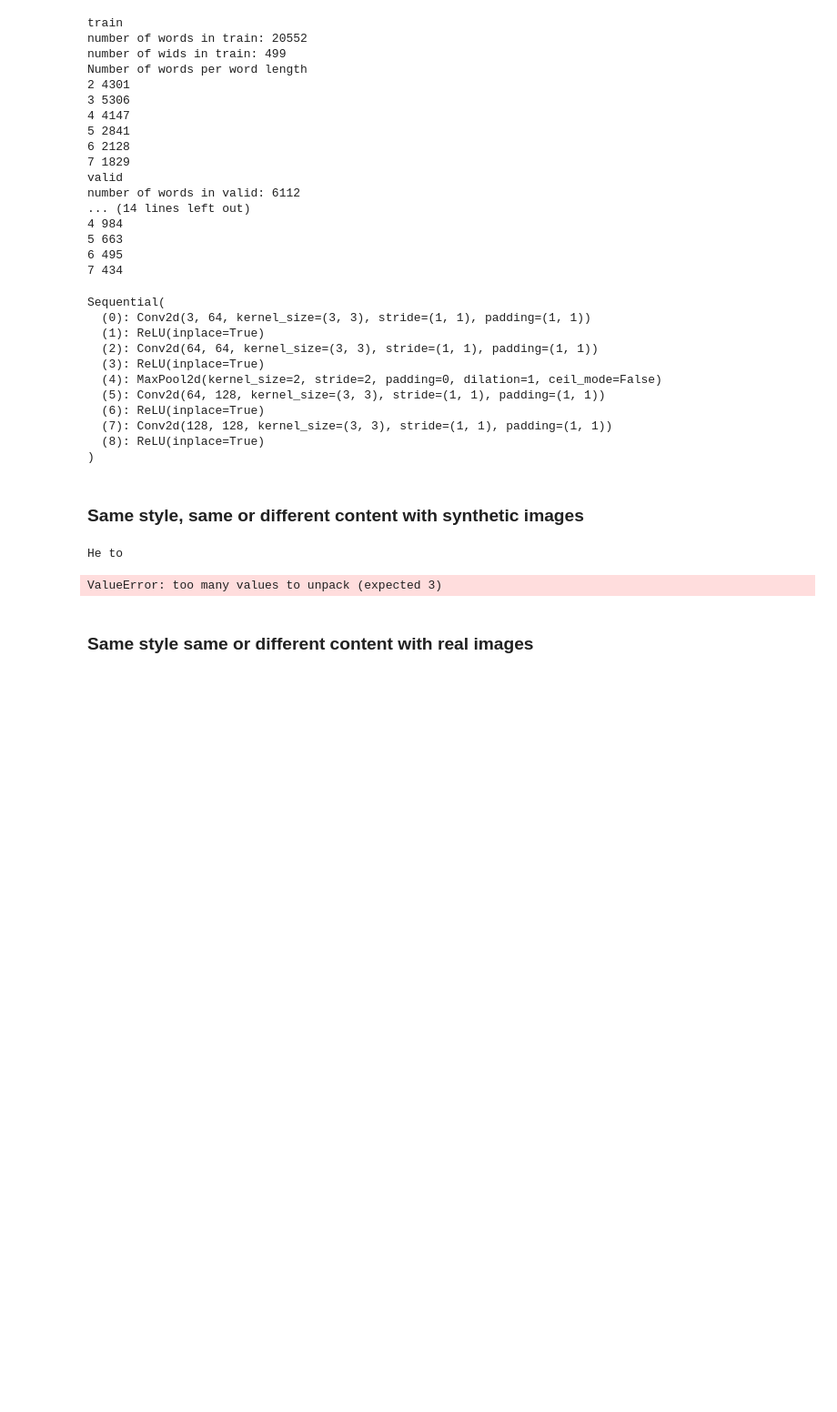
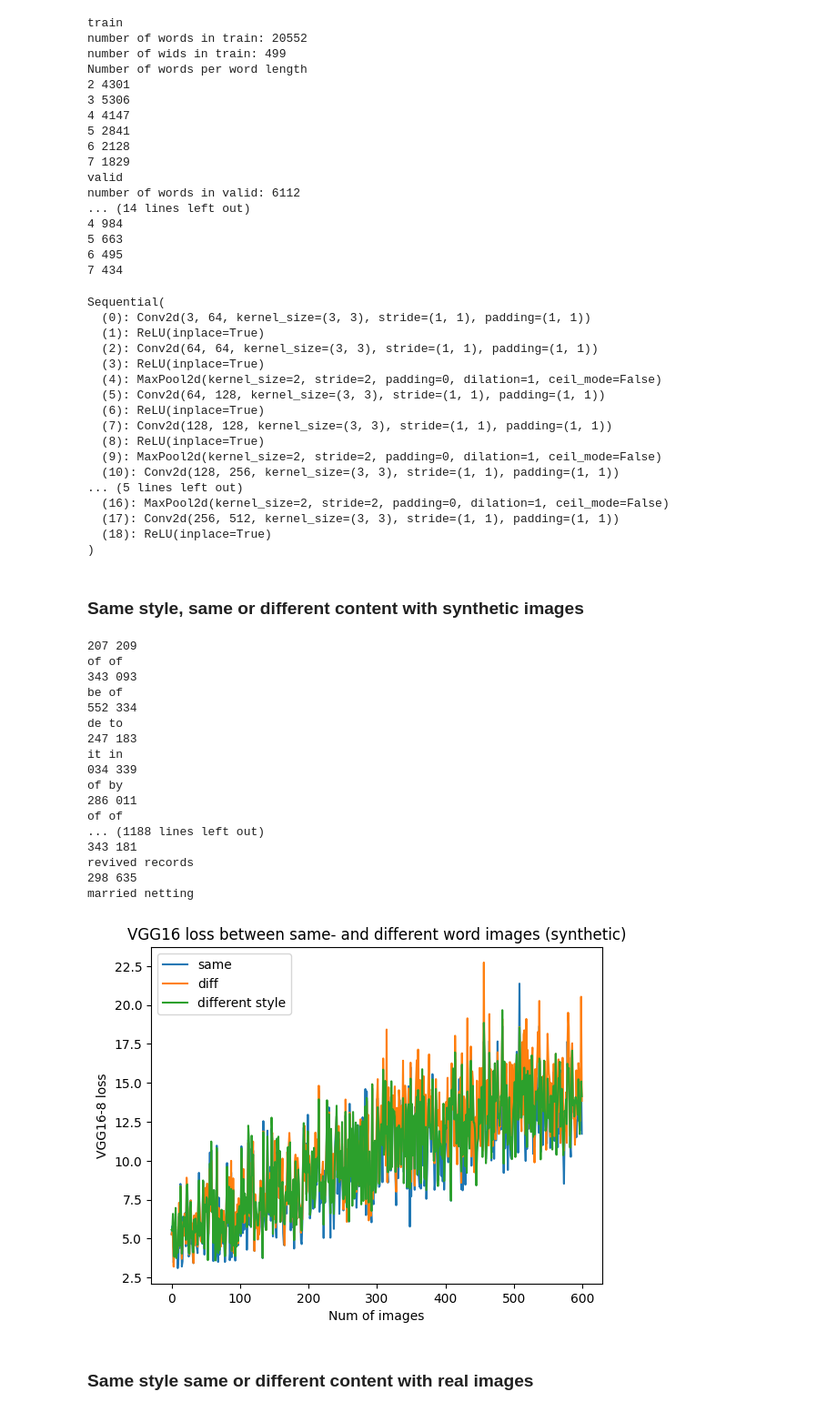
Before and after one commit to Lisa-dk/self-supervised-htr, a Jupyter notebook: small_experiments/style_exp.ipynb, the cells around one changed output. Shown at 91% size. Saved outputs shown, nothing was run; the diff lists cells and outputs as text; code cells hidden in the pictures; blank space fills up the shorter version.

```diff
--- a/small_experiments/style_exp.ipynb
+++ b/small_experiments/style_exp.ipynb
@@ -91,7 +91,7 @@ number of words in valid: 6112
 data_train = RIMES_data(data_train, input_size=input_size, tokenizer=tokenizer, num_images=num_style_imgs, wids=wid_train)
 # train_loader = torch.utils.data.DataLoader(data_train, batch_size=batch_size, shuffle=True, pin_memory=True, num_workers=4)
 # %%
-loss_class = Loss("vgg", tokenizer, device, 9)
+loss_class = Loss("vgg", tokenizer, device, 19)
 # %% [output]
 Sequential(
   (0): Conv2d(3, 64, kernel_size=(3, 3), stride=(1, 1), padding=(1, 1))
@@ -103,14 +103,21 @@ Sequential(
   (6): ReLU(inplace=True)
   (7): Conv2d(128, 128, kernel_size=(3, 3), stride=(1, 1), padding=(1, 1))
   (8): ReLU(inplace=True)
+  (9): MaxPool2d(kernel_size=2, stride=2, padding=0, dilation=1, ceil_mode=False)
+  (10): Conv2d(128, 256, kernel_size=(3, 3), stride=(1, 1), padding=(1, 1))
+... (5 lines left out)
+  (16): MaxPool2d(kernel_size=2, stride=2, padding=0, dilation=1, ceil_mode=False)
+  (17): Conv2d(256, 512, kernel_size=(3, 3), stride=(1, 1), padding=(1, 1))
+  (18): ReLU(inplace=True)
 )
 # %% [markdown]
 ### Same style, same or different content with synthetic images
 # %%
 losses_same_synth = []
 losses_diff_synth = []
+losses_diff_s_synth = []
 os.environ['CUDA_LAUNCH_BLOCKING'] = '1'
-np.random.seed(41)
+np.random.seed(42)
 
 for num_char in range(2, 8):
 
@@ -119,15 +126,25 @@ for num_char in range(2, 8):
         img, gen_input, gt_label, wid = data_train.__getitem__(img_idx)
 
         while len(tokenizer.decode(gt_label)) != num_char:
-                img_idx = np.random.randint(len(data_train.img_paths))
-                img, gen_input, gt_label, wid = data_train.__getitem__(img_idx)
+            img_idx = np.random.randint(len(data_train.img_paths))
+            img, gen_input, gt_label, wid = data_train.__getitem__(img_idx)
 
         img_idx_diff = np.random.randint(len(data_train.img_paths))
         img_diff, gen_input_diff, gt_label_diff, _ = data_train.__getitem__(img_idx_diff)
 
         while (len(tokenizer.decode(gt_label_diff)) != num_char) and (tokenizer.decode(gt_label_diff) != tokenizer.decode(gt_label)):
-                img_idx_diff = np.random.randint(len(data_train.img_paths))
-                img_diff, gen_input_diff, gt_label_diff, _ = data_train.__getitem__(img_idx_diff)
+            img_idx_diff = np.random.randint(len(data_train.img_paths))
+            img_diff, gen_input_diff, gt_label_diff, _ = data_train.__getitem__(img_idx_diff)
+
+        tries = 0
+        while True:
+            img_idx_diff_s = np.random.randint(len(data_train.img_paths))
+            _, gen_input_diff, _, wid_diff_s = data_train.__getitem__(img_idx_diff_s)
+            print(wid_diff_s, wid)
+            tries += 1
+            if wid_diff_s != wid:
+                break
+
 
         print(tokenizer.decode(gt_label), tokenizer.decode(gt_label_diff))
         synth_imgs = []
@@ -139,48 +156,71 @@ for num_char in range(2, 8):
         label_diff = torch.nn.functional.one_hot(label_diff, 56).float()
         loss_same_sum = 0
         loss_diff_sum = 0
+        loss_diff_s_sum = 0
 
         for i in range(60):
             _, gen_input, _, _ = data_train.__getitem__(img_idx)
+            _, gen_input_diff, _, _ = data_train.__getitem__(img_idx_diff_s)
 
             gen_input = torch.from_numpy(gen_input).squeeze(1).unsqueeze(0).cuda()
+            gen_input_diff = torch.from_numpy(gen_input_diff).squeeze(1).unsqueeze(0).cuda()
 
             synth_img = gen_model(gen_input, label.unsqueeze(0))
             synth_img_diff = gen_model(gen_input, label_diff.unsqueeze(0))
+            synth_img_diff_s = gen_model(gen_input_diff, label.unsqueeze(0))
 
             img = img.cuda()
 
             loss_same_sum += loss_class.loss_func(synth_img, img).detach().cpu()
             loss_diff_sum += loss_class.loss_func(synth_img_diff, img).detach().cpu()
+            loss_diff_s_sum += loss_class.loss_func(synth_img_diff_s, img).detach().cpu()
 
-        losses_same_synth.append(loss_same_sum/50)
-        losses_diff_synth.append(loss_diff_sum/50)
+        losses_same_synth.append(loss_same_sum/60)
+        losses_diff_synth.append(loss_diff_sum/60)
+        losses_diff_s_synth.append(loss_diff_s_sum/60)
             # synth_imgs.append(synth_img[0][0].detach().cpu())
 
     # plt.imshow(img[0].cpu())
     # plt.show()
 
     # fig, axs = plt.subplots(10, 5, figsize=(10, 10))
 
     # # Flatten the axs array to iterate over all subplots
     # axs = axs.flatten()
 
     # for z in range(len(synth_imgs)):
     #     # Plot image
     #     axs[z].imshow(synth_imgs[z], cmap='gray')
     #     axs[z].axis('off')  # Turn off axis
 
 
     # plt.tight_layout()
     # plt.show()
 plt.plot(losses_same_synth, label="same")
 plt.plot(losses_diff_synth, label='diff')
+plt.plot(losses_diff_s_synth, label='different style')
 plt.legend()
 plt.xlabel("Num of images")
 plt.ylabel("VGG16-8 loss")
 plt.title("VGG16 loss between same- and different word images (synthetic)")
 plt.savefig("./vgg_loss_data_synth.png")
 plt.show()
 # %% [output]
-He to
+207 209
+of of
+343 093
+be of
+552 334
+de to
+247 183
+it in
+034 339
+of by
+286 011
+of of
+... (1188 lines left out)
+343 181
+revived records
+298 635
+married netting
-ValueError: too many values to unpack (expected 3)
+[figure, added]
```
Also changed, not shown: parts of 9 cells of this notebook, 12 other files.
